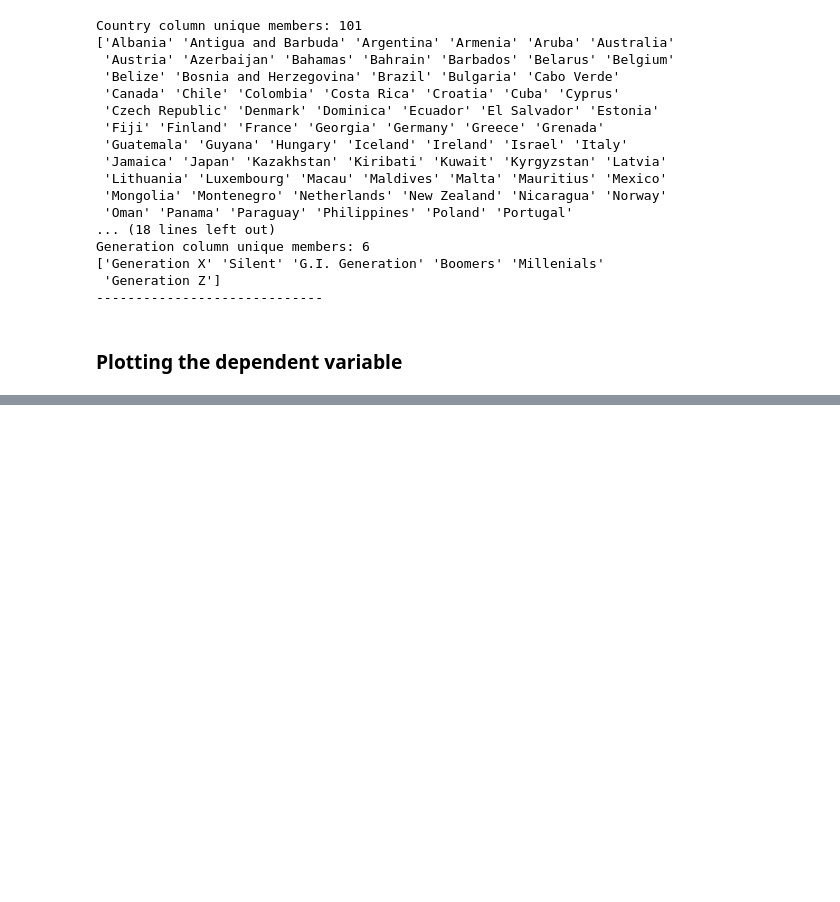
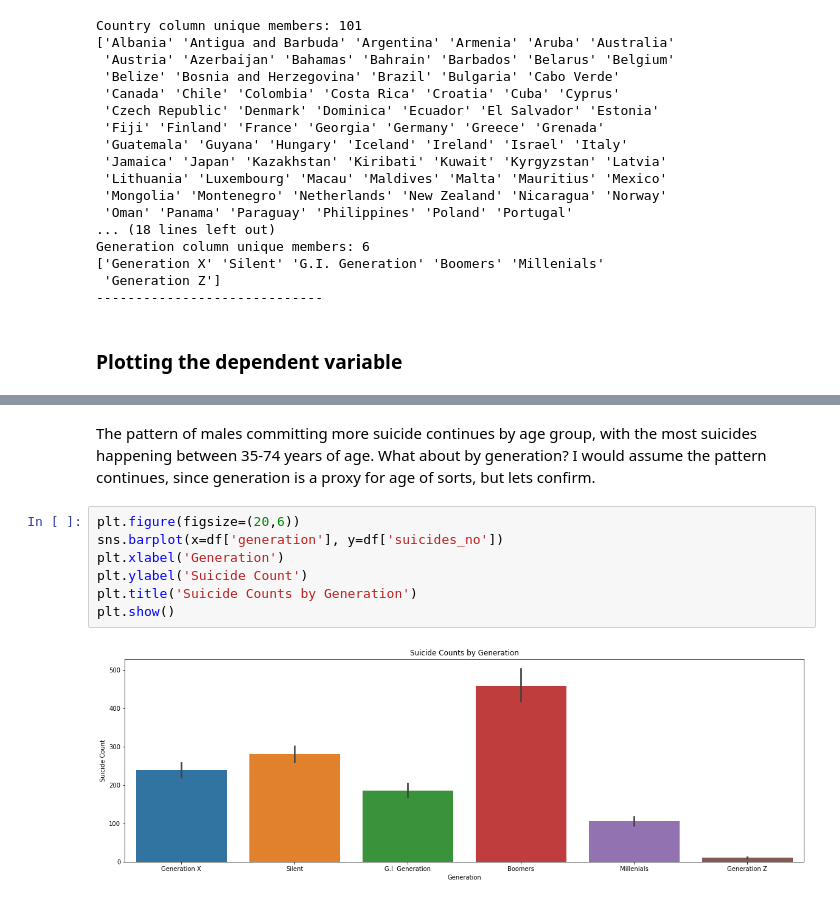
Before and after one commit to jonivrapi/applied-ml, a Jupyter notebook: assignments/assignment3/Vrapi-Assignment3.ipynb, the cells around one changed output, grey strips where cells are left out. Cells and saved outputs as stored; diff of their text form; blank space fills up the shorter version.

```diff
--- a/assignments/assignment3/Vrapi-Assignment3.ipynb
+++ b/assignments/assignment3/Vrapi-Assignment3.ipynb
@@ -104,0 +149,11 @@ plt.show()
+# %% [markdown]
+The pattern of males committing more suicide continues by age group, with the most suicides happening between 35-74 years of age. What about by generation? I would assume the pattern continues, since generation is a proxy for age of sorts, but lets confirm.
+# %%
+plt.figure(figsize=(20,6))
+sns.barplot(x=df['generation'], y=df['suicides_no'])
+plt.xlabel('Generation')
+plt.ylabel('Suicide Count')
+plt.title('Suicide Counts by Generation')
+plt.show()
+# %% [output]
+[figure, added]
```
Also changed, not shown: parts of 19 cells of this notebook.
